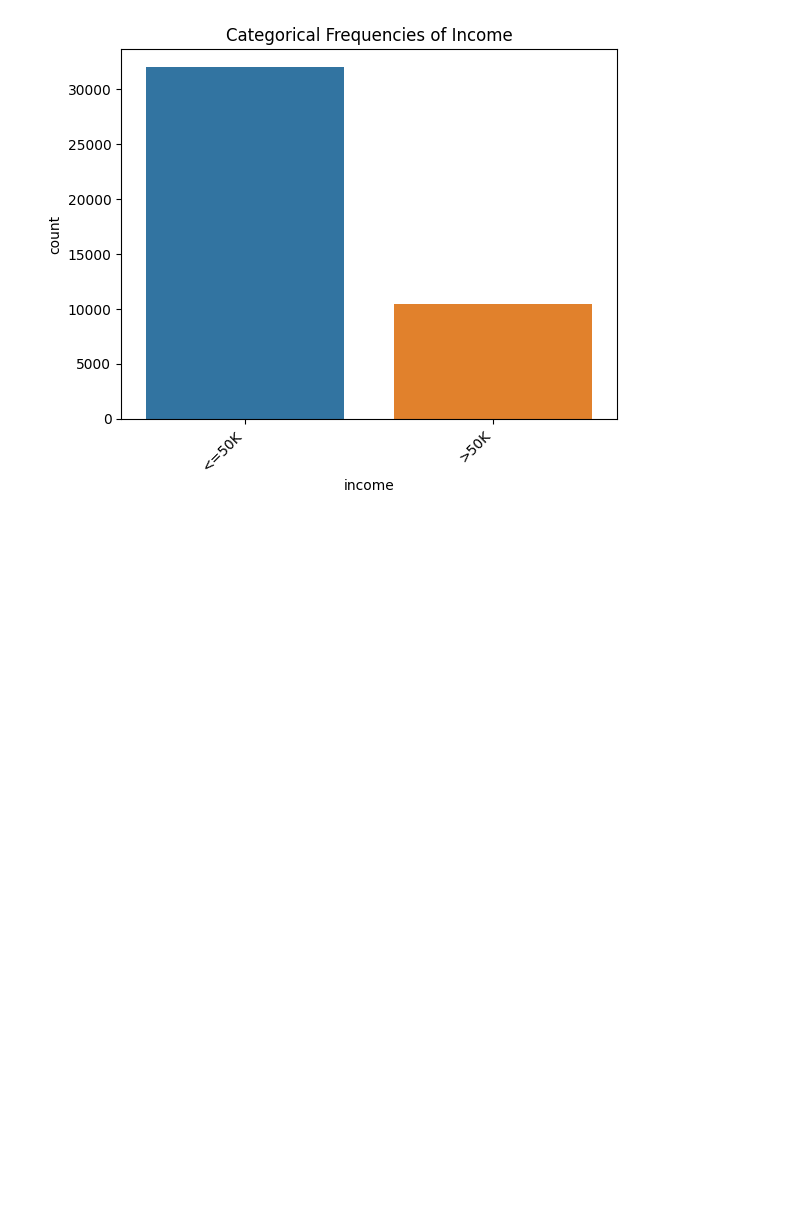
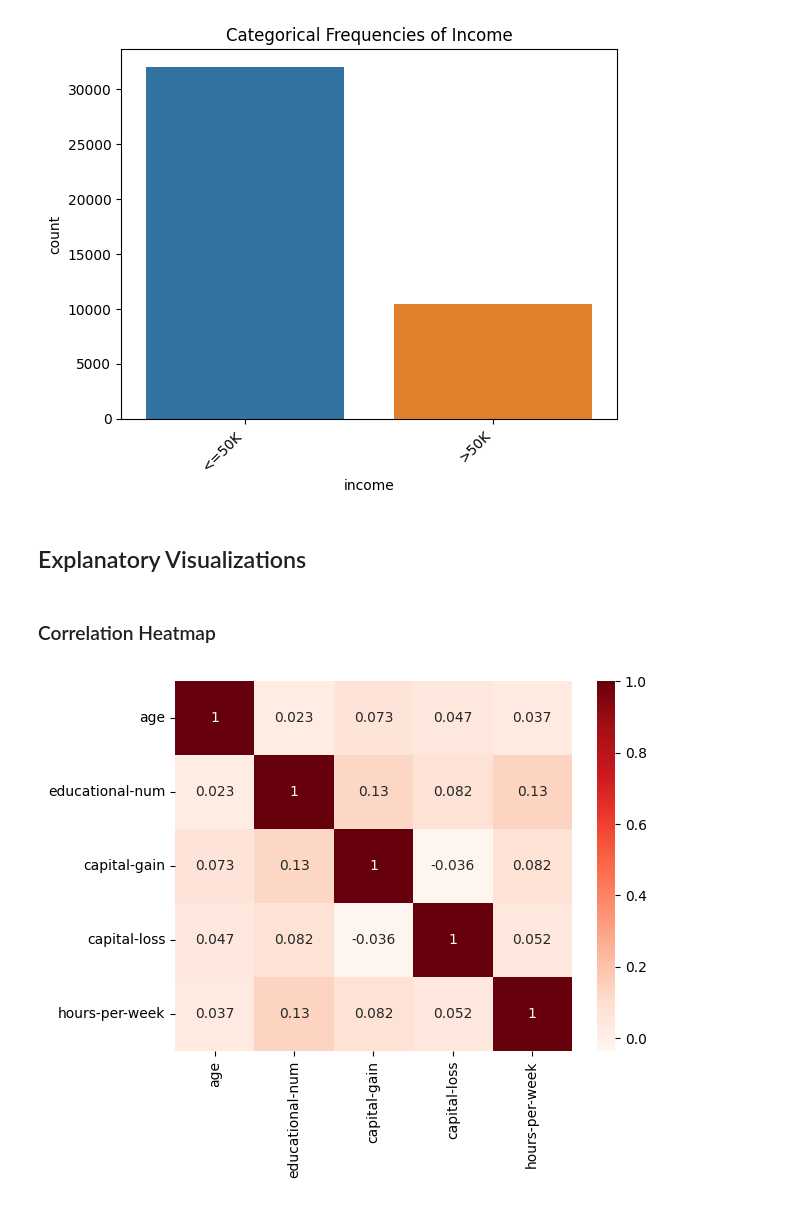
Before and after one commit to anjalixprakash/Project2, a Jupyter notebook: Project2.ipynb, the cells around one changed output. Saved outputs shown, nothing was run; the diff lists cells and outputs as text; code cells hidden in the pictures; blank space fills up the shorter version.

```diff
--- a/Project2.ipynb
+++ b/Project2.ipynb
@@ -358,3 +358,12 @@ ax.set_xticklabels(ax.get_xticklabels(), rotation=45, ha='right');
 ax.set_title("Categorical Frequencies of Income");
 # %% [output]
 [figure]
+# %% [markdown]
+## Explanatory Visualizations
+# %% [markdown]
+### Correlation Heatmap
+# %%
+# Create Correlation Heatmap to Identify Strong Correlations Between Target and Features
+sns.heatmap(df.corr(),annot=True,cmap='Reds');
+# %% [output]
+[figure, added]
```
Also changed, not shown: parts of 8 cells of this notebook.
